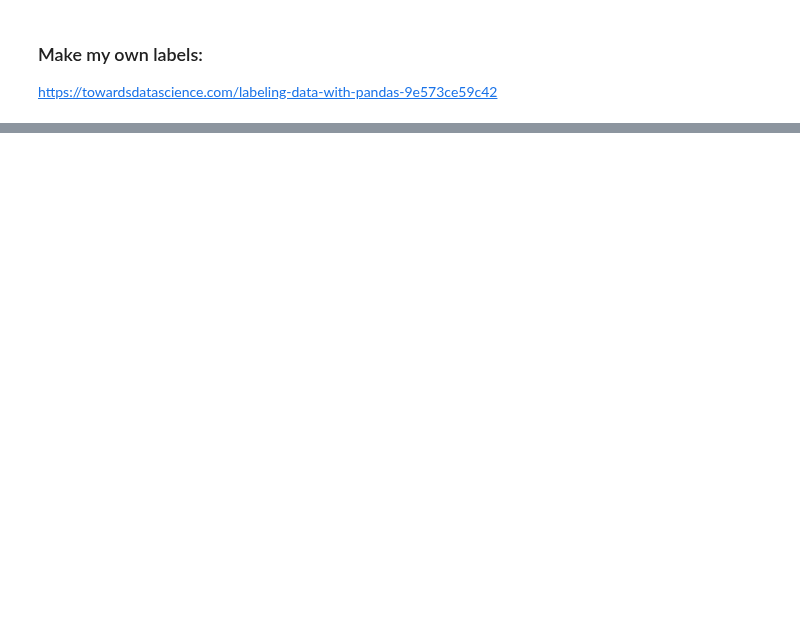
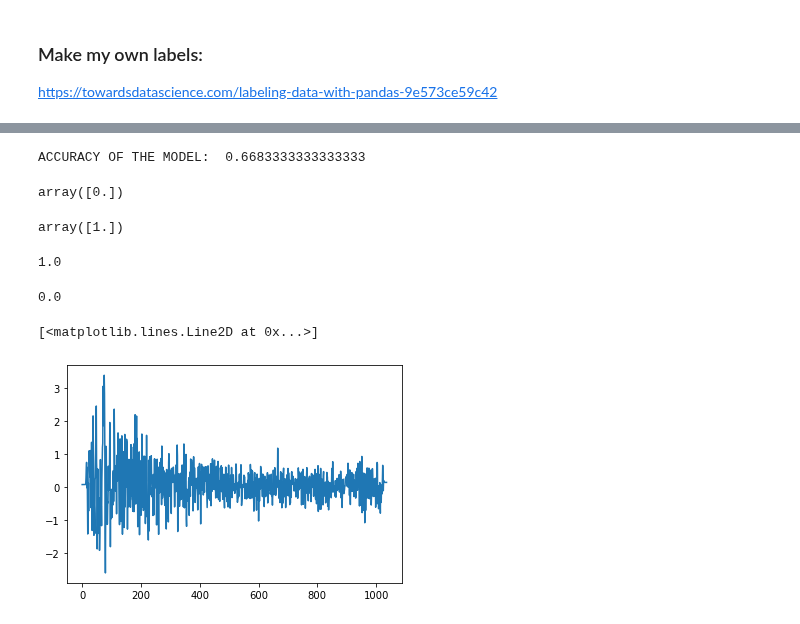
Before and after one commit to nickdavila/LAE-ML-Classification, a Jupyter notebook: Nick-RandomForest.ipynb, the cells around one changed output, grey strips where cells are left out. Saved outputs shown, nothing was run; the diff lists cells and outputs as text; code cells hidden in the pictures; blank space fills up the shorter version.

Commit message:
Ran RF algorithm for the first time successfully!
Now need to work on fine-tuning to get a better accuracy score.

```diff
--- a/Nick-RandomForest.ipynb
+++ b/Nick-RandomForest.ipynb
@@ -155,0 +109,2 @@ Bin 9: 0.8672402521552904 -> 5430.736787879883
+# %%
+twodspectra = np.concatenate((high_confidence_highz_spectra, noise_sample))
@@ -155,0 +126,5 @@ Bin 9: 0.8672402521552904 -> 5430.736787879883
+# %%
+highz_classification = np.ones(1000)
+noise_classification = np.zeros(1000)
+
+merge_classification = np.append(highz_classification, noise_classification)
@@ -156,3 +139,11 @@ Bin 9: 0.8672402521552904 -> 5430.736787879883
 # %% [markdown]
 ### Make my own labels:
 https://towardsdatascience.com/labeling-data-with-pandas-9e573ce59c42
+# %%
+X = twodspectra
+y = merge_classification
+# %%
+# Splitting arrays or matrices into random train and test subsets
+from sklearn.model_selection import train_test_split
+# i.e. 70 % training dataset and 30 % test datasets
+X_train, X_test, y_train, y_test = train_test_split(X, y, test_size = 0.30)
@@ -158,0 +167,30 @@ https://towardsdatascience.com/labeling-data-with-pandas-9e573ce59c42
+# %%
+# metrics are used to find accuracy or error
+from sklearn import metrics
+print()
+
+# using metrics module for accuracy calculation
+print("ACCURACY OF THE MODEL: ", metrics.accuracy_score(y_test, y_pred))
+# %% [output]
+ACCURACY OF THE MODEL:  0.6683333333333333
+# %%
+clf.predict(X_test[0].reshape(1, -1))
+# %% [output]
+array([0.])
+# %%
+clf.predict(X_test[1].reshape(1, -1))
+# %% [output]
+array([1.])
+# %%
+y_test[0]
+# %% [output]
+1.0
+# %%
+y_test[1]
+# %% [output]
+0.0
+# %%
+plt.plot(X_test[0])
+# %% [output]
+[<matplotlib.lines.Line2D at 0x...>]
+[figure, added]
```
Also changed, not shown: parts of 15 cells of this notebook.
